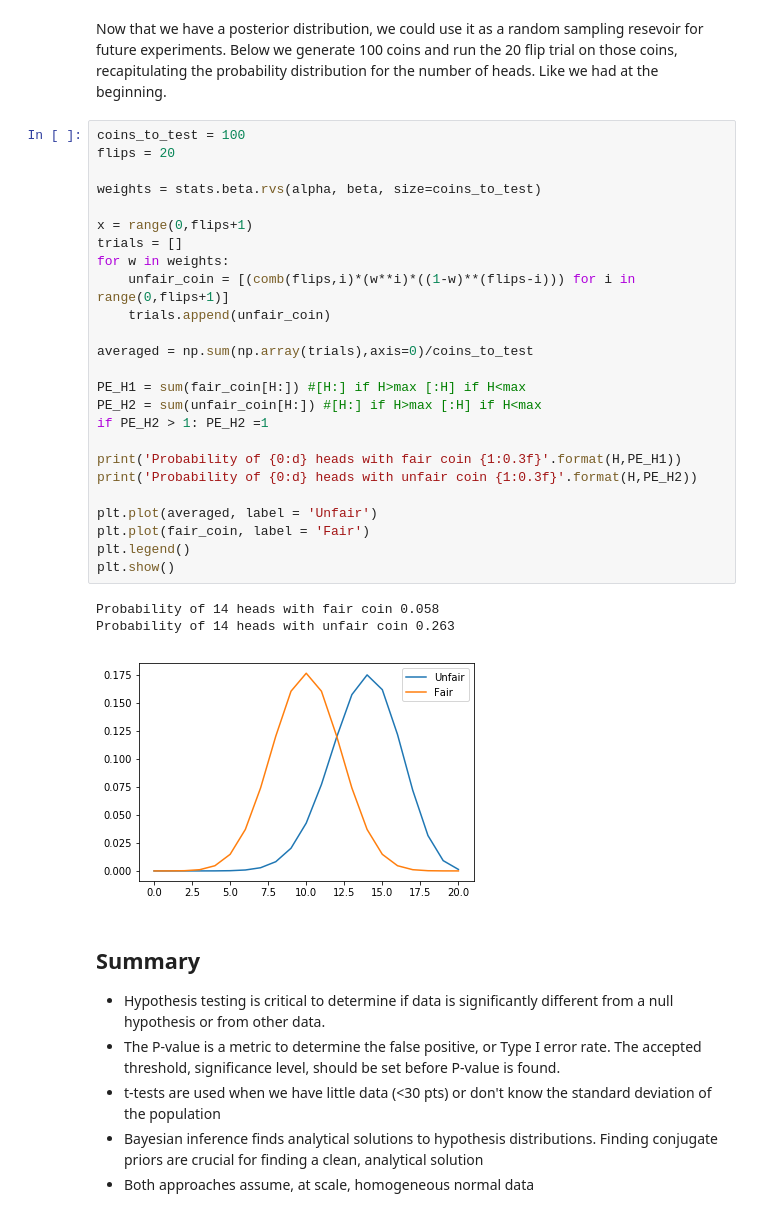
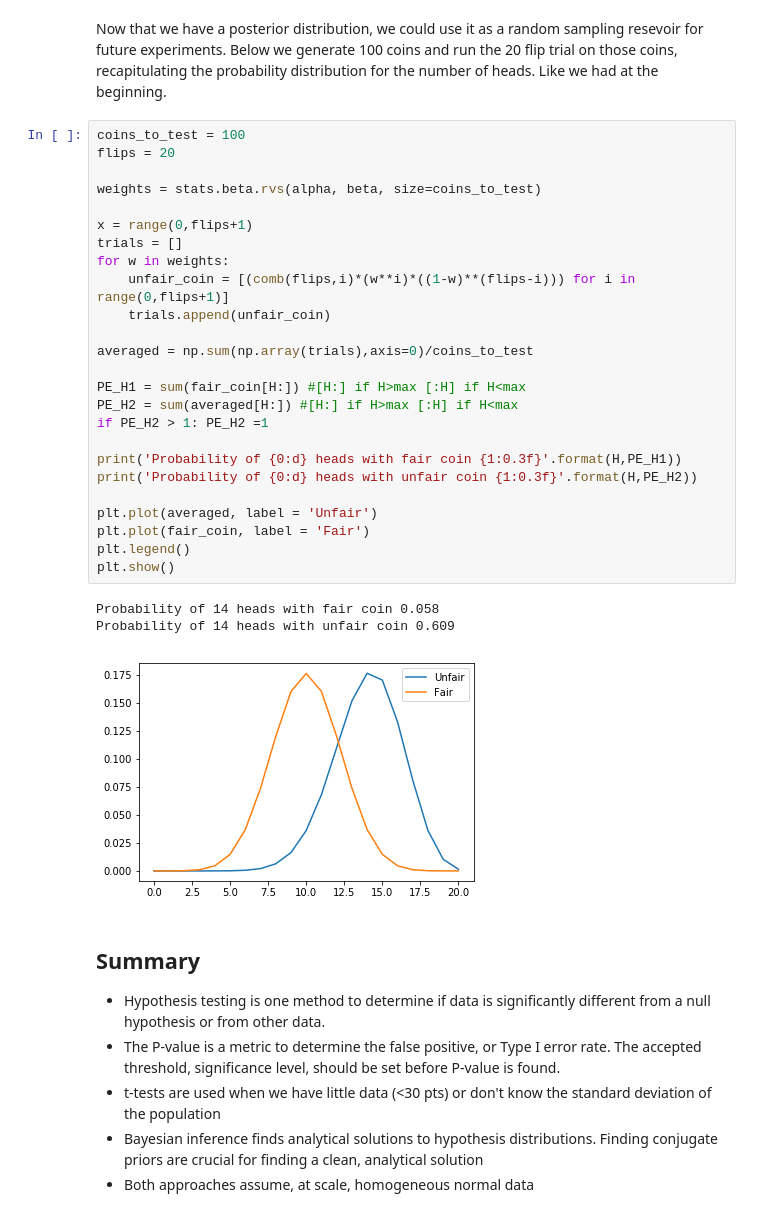
Before and after one commit to riggsb2/TDI_instructor, a Jupyter notebook: Riggs_TDI_Interview.ipynb, the cells around one changed output. Drawn from its saved outputs; the diff is of its cells as text.

```diff
--- a/Riggs_TDI_Interview.ipynb
+++ b/Riggs_TDI_Interview.ipynb
@@ -312,36 +312,36 @@ Now that we have a posterior distribution, we could use it as a random sampling
 # %%
 coins_to_test = 100
 flips = 20
 
 weights = stats.beta.rvs(alpha, beta, size=coins_to_test)
 
 x = range(0,flips+1)
 trials = []
 for w in weights:
     unfair_coin = [(comb(flips,i)*(w**i)*((1-w)**(flips-i))) for i in range(0,flips+1)]
     trials.append(unfair_coin)
 
 averaged = np.sum(np.array(trials),axis=0)/coins_to_test
 
 PE_H1 = sum(fair_coin[H:]) #[H:] if H>max [:H] if H<max
-PE_H2 = sum(unfair_coin[H:]) #[H:] if H>max [:H] if H<max
+PE_H2 = sum(averaged[H:]) #[H:] if H>max [:H] if H<max
 if PE_H2 > 1: PE_H2 =1
 
 print('Probability of {0:d} heads with fair coin {1:0.3f}'.format(H,PE_H1))
 print('Probability of {0:d} heads with unfair coin {1:0.3f}'.format(H,PE_H2))
 
 plt.plot(averaged, label = 'Unfair')
 plt.plot(fair_coin, label = 'Fair')
 plt.legend()
 plt.show()
 # %% [output]
 Probability of 14 heads with fair coin 0.058
-Probability of 14 heads with unfair coin 0.263
+Probability of 14 heads with unfair coin 0.609
-[figure, old version]
+[figure, new version]
 # %% [markdown]
 ## Summary
 
-- Hypothesis testing is critical to determine if data is significantly different from a null hypothesis or from other data.
+- Hypothesis testing is one method to determine if data is significantly different from a null hypothesis or from other data.
 - The P-value is a metric to determine the false positive, or Type I error rate. The accepted threshold, significance level, should be set before P-value is found.
 - t-tests are used when we have little data (<30 pts) or don't know the standard deviation of the population
 - Bayesian inference finds analytical solutions to hypothesis distributions. Finding conjugate priors are crucial for finding a clean, analytical solution
```
Also changed, not shown: parts of 3 cells of this notebook.
